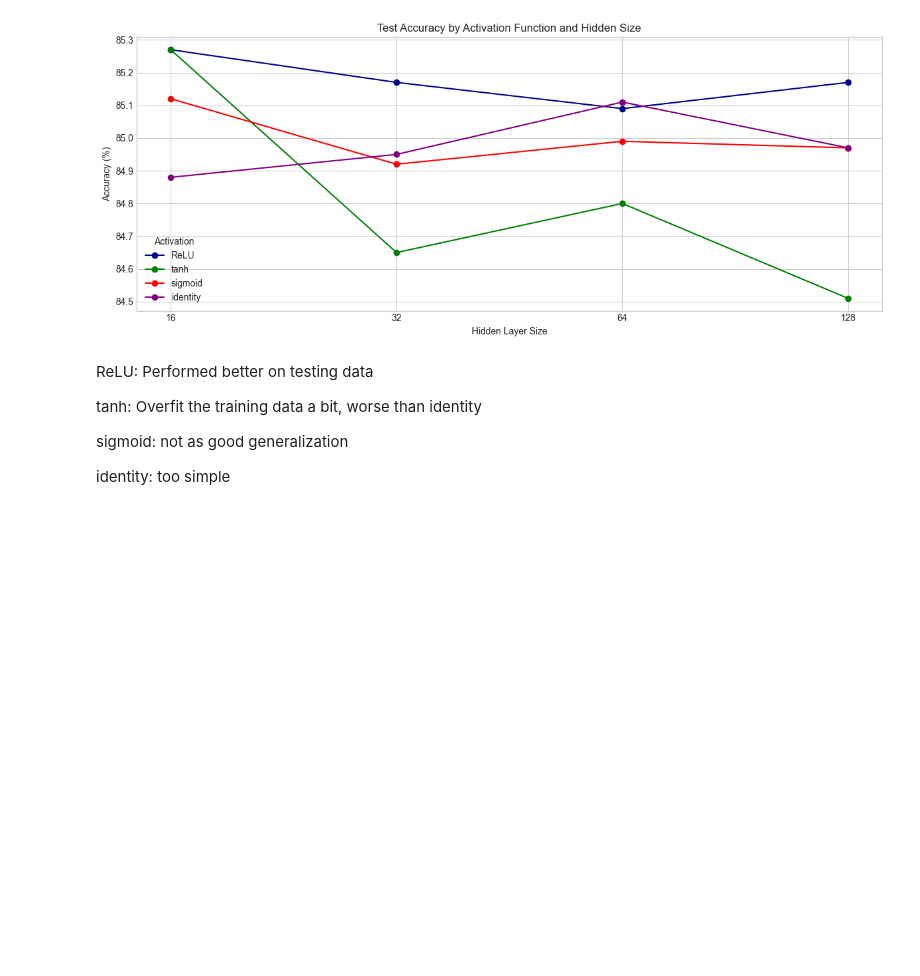
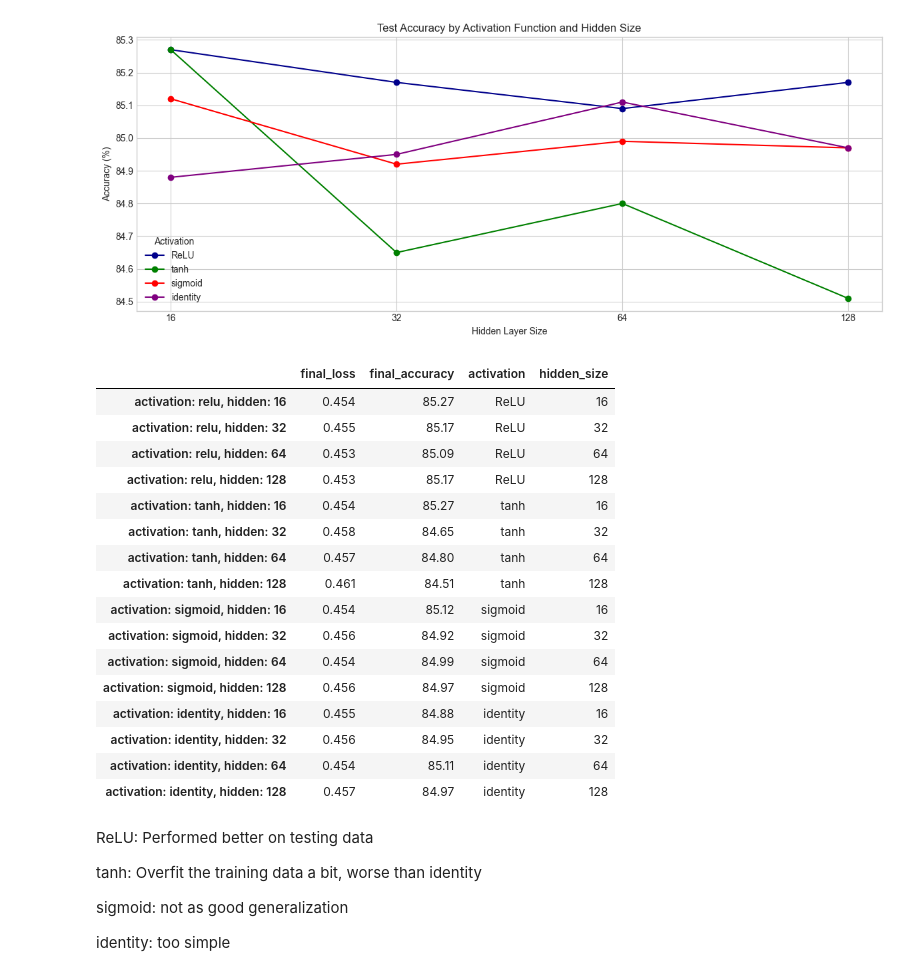
Before and after one commit to Lucaspj1/MachineLearningProject2, a Jupyter notebook: MLProject2v2.ipynb, the cells around one changed output. Drawn from its saved outputs; the diff is of its cells as text; code cells hidden in the pictures; blank space fills up the shorter version.

```diff
--- a/MLProject2v2.ipynb
+++ b/MLProject2v2.ipynb
@@ -605,6 +605,26 @@ plt.style.use('seaborn-v0_8-whitegrid')
 plt.show()
 # %% [output]
 [figure]
+# %%
+results_test_df
+# %% [output]
+|  | final_loss | final_accuracy | activation | hidden_size |
+| activation: relu, hidden: 16 | 0.454 | 85.27 | ReLU | 16 |
+| activation: relu, hidden: 32 | 0.455 | 85.17 | ReLU | 32 |
+| activation: relu, hidden: 64 | 0.453 | 85.09 | ReLU | 64 |
+| activation: relu, hidden: 128 | 0.453 | 85.17 | ReLU | 128 |
+| activation: tanh, hidden: 16 | 0.454 | 85.27 | tanh | 16 |
+| activation: tanh, hidden: 32 | 0.458 | 84.65 | tanh | 32 |
+| activation: tanh, hidden: 64 | 0.457 | 84.80 | tanh | 64 |
+| activation: tanh, hidden: 128 | 0.461 | 84.51 | tanh | 128 |
+| activation: sigmoid, hidden: 16 | 0.454 | 85.12 | sigmoid | 16 |
+| activation: sigmoid, hidden: 32 | 0.456 | 84.92 | sigmoid | 32 |
+| activation: sigmoid, hidden: 64 | 0.454 | 84.99 | sigmoid | 64 |
+| activation: sigmoid, hidden: 128 | 0.456 | 84.97 | sigmoid | 128 |
+| activation: identity, hidden: 16 | 0.455 | 84.88 | identity | 16 |
+| activation: identity, hidden: 32 | 0.456 | 84.95 | identity | 32 |
+| activation: identity, hidden: 64 | 0.454 | 85.11 | identity | 64 |
+| activation: identity, hidden: 128 | 0.457 | 84.97 | identity | 128 |
 # %% [markdown]
 ReLU: Performed better on testing data
 
```
Also changed, not shown: parts of 10 cells of this notebook, 1 other file.
